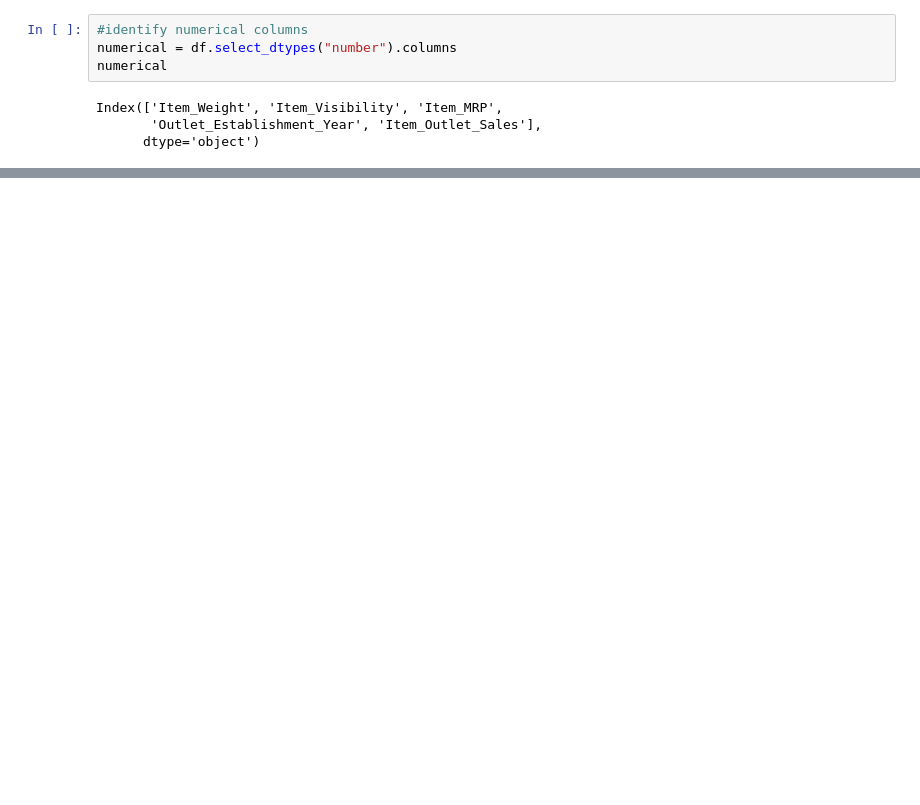
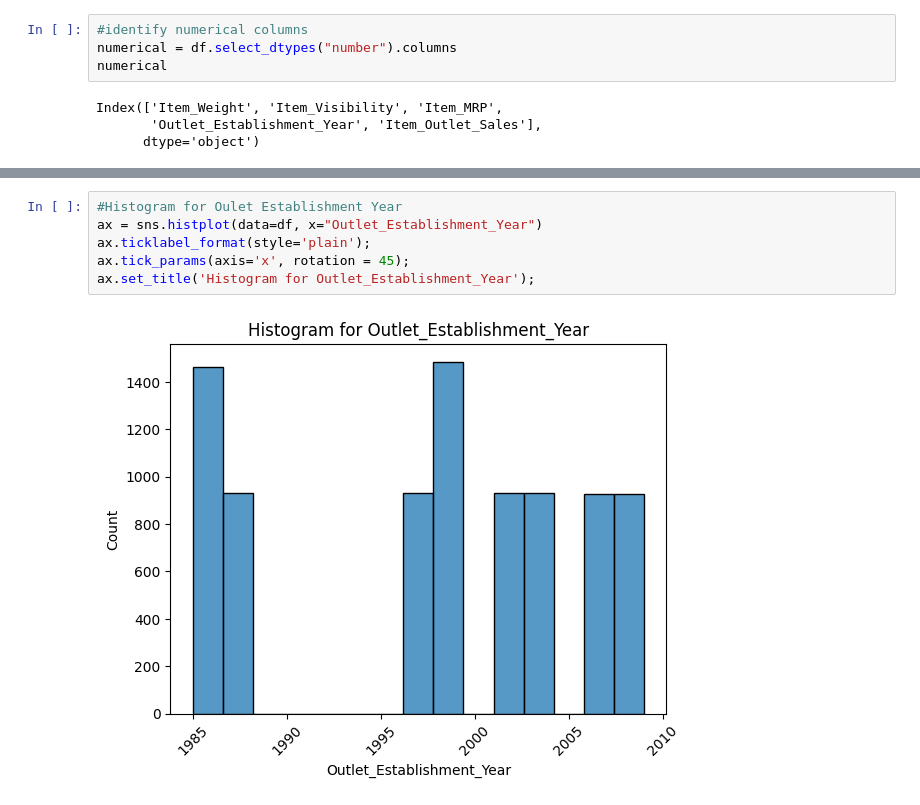
Before and after one commit to Tendo4/Prediction-of-Product-Sales, a Jupyter notebook: Tendo_Elisha_Project_1_part_2.ipynb, the cells around one changed output, grey strips where cells are left out. Saved outputs shown, nothing was run; the diff lists cells and outputs as text; blank space fills up the shorter version.

```diff
--- a/Tendo_Elisha_Project_1_part_2.ipynb
+++ b/Tendo_Elisha_Project_1_part_2.ipynb
@@ -278,0 +282,8 @@ Index(['Item_Weight', 'Item_Visibility', 'Item_MRP',
+# %%
+#Histogram for Oulet Establishment Year
+ax = sns.histplot(data=df, x="Outlet_Establishment_Year")
+ax.ticklabel_format(style='plain');
+ax.tick_params(axis='x', rotation = 45);
+ax.set_title('Histogram for Outlet_Establishment_Year');
+# %% [output]
+[figure, added]
```
Also changed, not shown: parts of 21 cells of this notebook.
